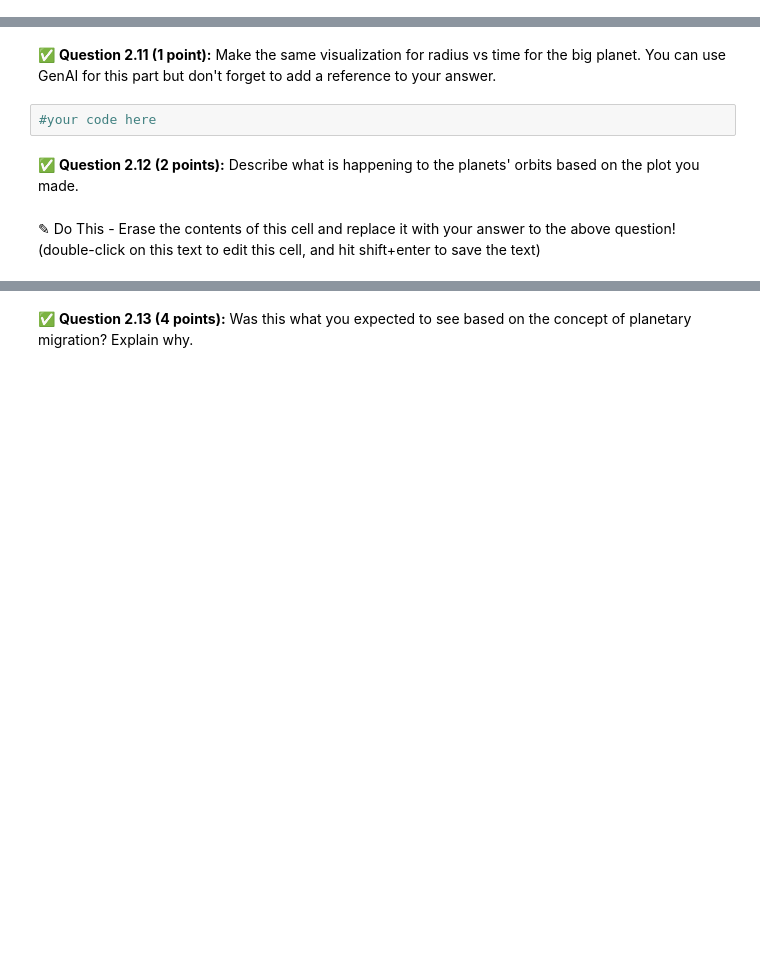
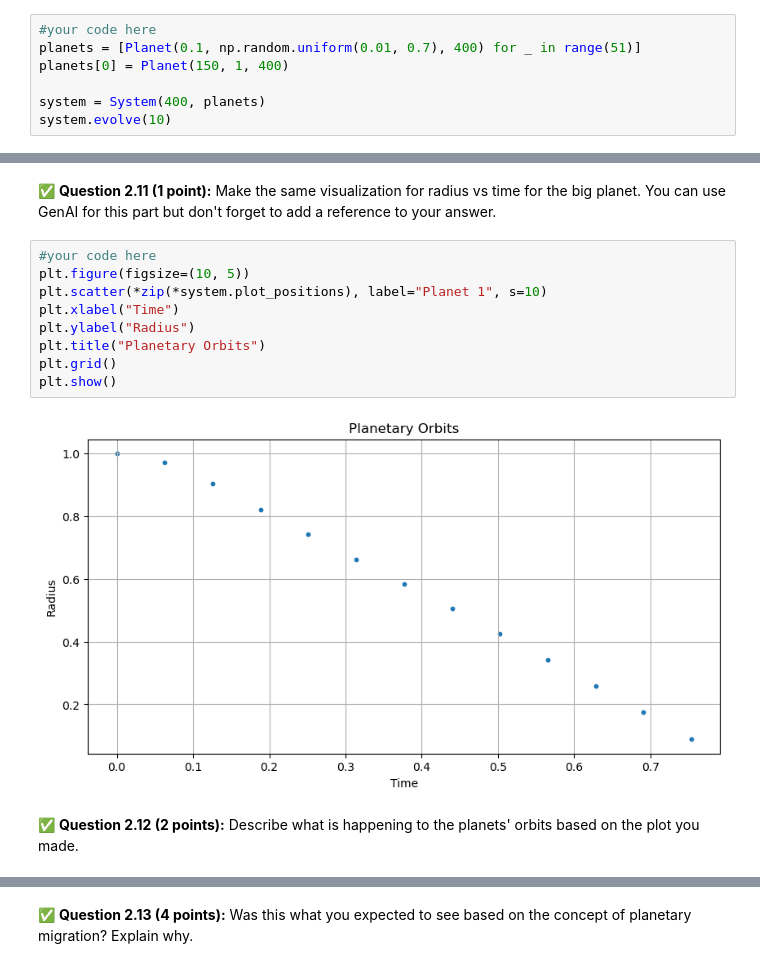
Before and after one commit to ze-ntsh/cmse202-s25-turnin, a Jupyter notebook: hw-02/HW02_Part1-Orbits-SS25-NITISH MAINDOLIYA.ipynb, the cells around one changed output, grey strips where cells are left out. Drawn from its saved outputs; the diff is of its cells as text; blank space fills up the shorter version.

```diff
--- a/hw-02/HW02_Part1-Orbits-SS25-NITISH MAINDOLIYA.ipynb
+++ b/hw-02/HW02_Part1-Orbits-SS25-NITISH MAINDOLIYA.ipynb
@@ -460,10 +637,24 @@ class System:
+# %%
+#your code here
+planets = [Planet(0.1, np.random.uniform(0.01, 0.7), 400) for _ in range(51)]
+planets[0] = Planet(150, 1, 400)
+
+system = System(400, planets)
+system.evolve(10)
 # %% [markdown]
 ### Visualization
 # %% [markdown]
 ✅ **Question 2.11 (1 point):** Make the same visualization for radius vs time for the big planet. You can use GenAI for this part but don't forget to add a reference to your answer.
-# %%
-#your code here
+# %%
+#your code here
+plt.figure(figsize=(10, 5))
+plt.scatter(*zip(*system.plot_positions), label="Planet 1", s=10)
+plt.xlabel("Time")
+plt.ylabel("Radius")
+plt.title("Planetary Orbits")
+plt.grid()
+plt.show()
+# %% [output]
+[figure, added]
 # %% [markdown]
 ✅ **Question 2.12 (2 points):** Describe what is happening to the planets' orbits based on the plot you made.
-# %% [markdown]
-✎ Do This - Erase the contents of this cell and replace it with your answer to the above question! (double-click on this text to edit this cell, and hit shift+enter to save the text)
```
Also changed, not shown: parts of 28 cells of this notebook.
